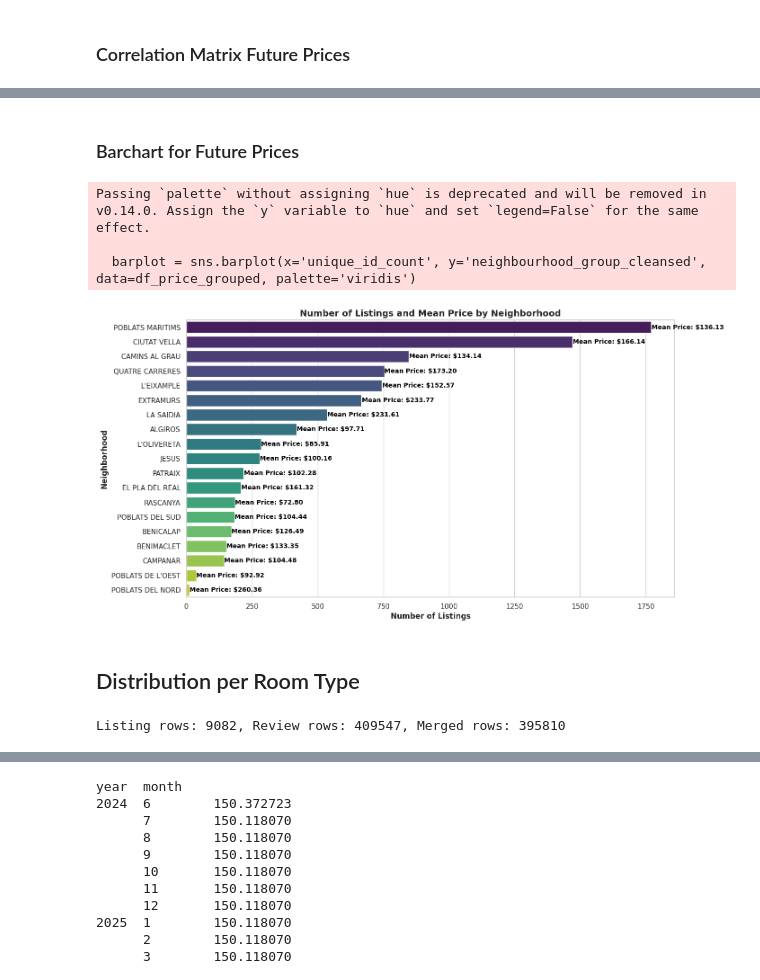
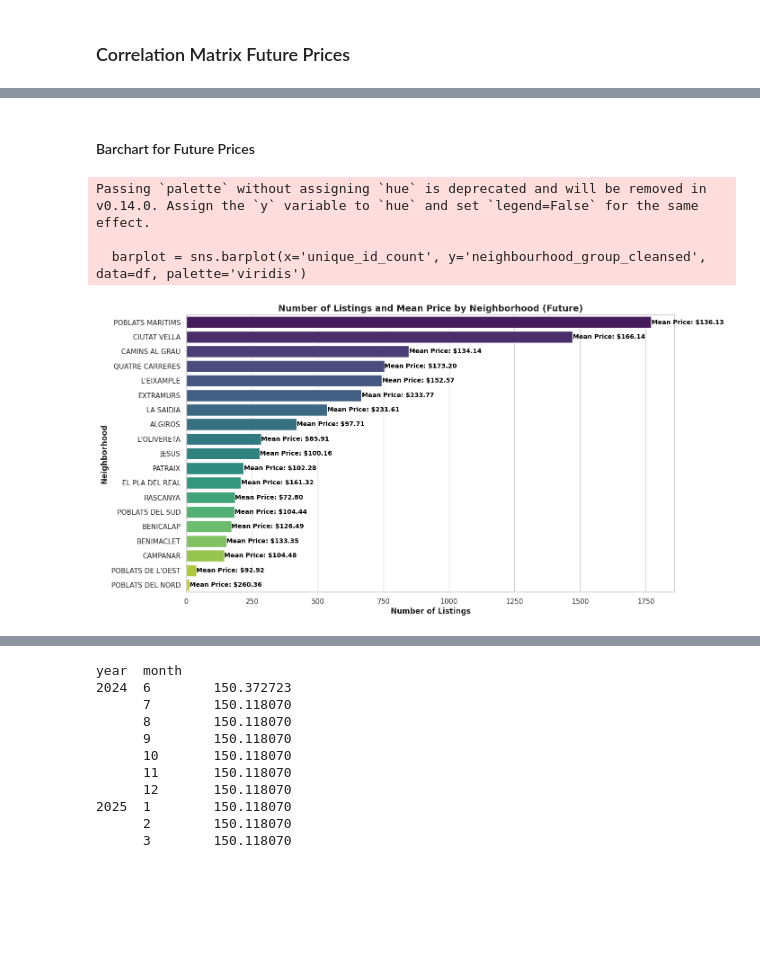
Before and after one commit to PIOVEEE92/DS-Nanodegree, a Jupyter notebook: 2. Introduction to Data Science/project/ValenciaEDA.ipynb, the cells around one changed output, grey strips where cells are left out. Drawn from its saved outputs; the diff is of its cells as text; code cells hidden in the pictures; blank space fills up the shorter version.

```diff
--- a/2. Introduction to Data Science/project/ValenciaEDA.ipynb
+++ b/2. Introduction to Data Science/project/ValenciaEDA.ipynb
@@ -157,3 +301,20 @@ df_current = df_current.groupby('id')[numeric_cols].mean()
+# %%
+# Select the relevant columns defined in 'key_factors' from the 'df_listing' DataFrame
+# and create a new DataFrame 'df' containing only those columns.
+df = df_listing[key_factors]
+
+# Merge the 'df' DataFrame with the 'df_calendar' DataFrame on the 'id' column from 'df'
+# and the 'listing_id' column from 'df_calendar'. This performs an inner join,
+# ensuring that only rows with matching IDs in both DataFrames are retained in 'df_future'.
+df_future = df.merge(df_calendar, left_on='id', right_on='listing_id', how='inner')
+
+# Define a list of categorical columns that will be converted into dummy variables for analysis.
+cat_cols = ['room_type', 'host_is_superhost']
+
+# Call the 'preprocess_and_group' function to preprocess 'df_future',
+# which includes dropping columns with all NaN values, creating dummy variables for the specified categorical columns,
+# and grouping by 'id' to calculate the mean for numeric columns.
+df_future_grouped = preprocess_and_group(df_future, cat_cols)
 # %% [markdown]
 ### Correlation Matrix Current Prices
 # %%
@@ -425,7 +476,6 @@ Index(['id', 'host_since', 'first_review', 'last_review', 'accommodates',
 # %%
 
-df_price_grouped = df_price.groupby('neighbourhood_group_cleansed').agg(
+df_future_grouped = df_future.groupby('neighbourhood_group_cleansed').agg(
     unique_id_count=('id', 'nunique'),
     mean_price=('price', 'mean')
 ).sort_values(by='unique_id_count', ascending=False).reset_index()
-df_price_grouped
@@ -450,32 +482,9 @@ df_price_grouped
 # %% [markdown]
-### Barchart for Future Prices
+#### Barchart for Future Prices
 # %%
-sns.set(style="whitegrid");
-plt.figure(figsize=(14, 8));
-barplot = sns.barplot(x='unique_id_count', y='neighbourhood_group_cleansed', data=df_price_grouped, palette='viridis')
-
-# Add text annotations for the mean_price alongside each bar
-for index, row in df_price_grouped.iterrows():
-    plt.text(
-        row['unique_id_count'] + 0.5,  # Position slightly offset to the right of the bar
-        index,  # Align with the y-axis index of each bar
-        f"Mean Price: ${row['mean_price']:.2f}",  # Display mean price with a dollar sign and 2 decimal places
-        color='black', ha="left", va="center", fontsize=10, fontweight='bold'
-    )
-
-# Set axis labels with enhanced formatting
-plt.xlabel('Number of Listings', fontsize=12, fontweight='bold')
-plt.ylabel('Neighborhood', fontsize=12, fontweight='bold')
-
-# Set title for better context
-plt.title('Number of Listings and Mean Price by Neighborhood', fontsize=14, fontweight='bold')
-
-# Show plot
-plt.show()
+plot_listings_by_neighborhood(df_future_grouped, 'Number of Listings and Mean Price by Neighborhood (Future)')
 # %% [output]
 Passing `palette` without assigning `hue` is deprecated and will be removed in v0.14.0. Assign the `y` variable to `hue` and set `legend=False` for the same effect.
 
-  barplot = sns.barplot(x='unique_id_count', y='neighbourhood_group_cleansed', data=df_price_grouped, palette='viridis')
+  barplot = sns.barplot(x='unique_id_count', y='neighbourhood_group_cleansed', data=df, palette='viridis')
-[figure, old version]
+[figure, new version]
-# %% [markdown]
-## Distribution per Room Type
@@ -497,6 +490,0 @@ df_room_type = df_room_type[['room_type', 'listing_count', 'percentage_listing',
-# %%
-merged_df = pd.merge(df_listing, df_review, left_on='id', right_on='listing_id', how='inner')
-
-print(f"Listing rows: {df_listing.shape[0]}, Review rows: {df_review.shape[0]}, Merged rows: {merged_df.shape[0]}")
-# %% [output]
-Listing rows: 9082, Review rows: 409547, Merged rows: 395810
```
Also changed, not shown: parts of 51 cells of this notebook, 1 other file.
